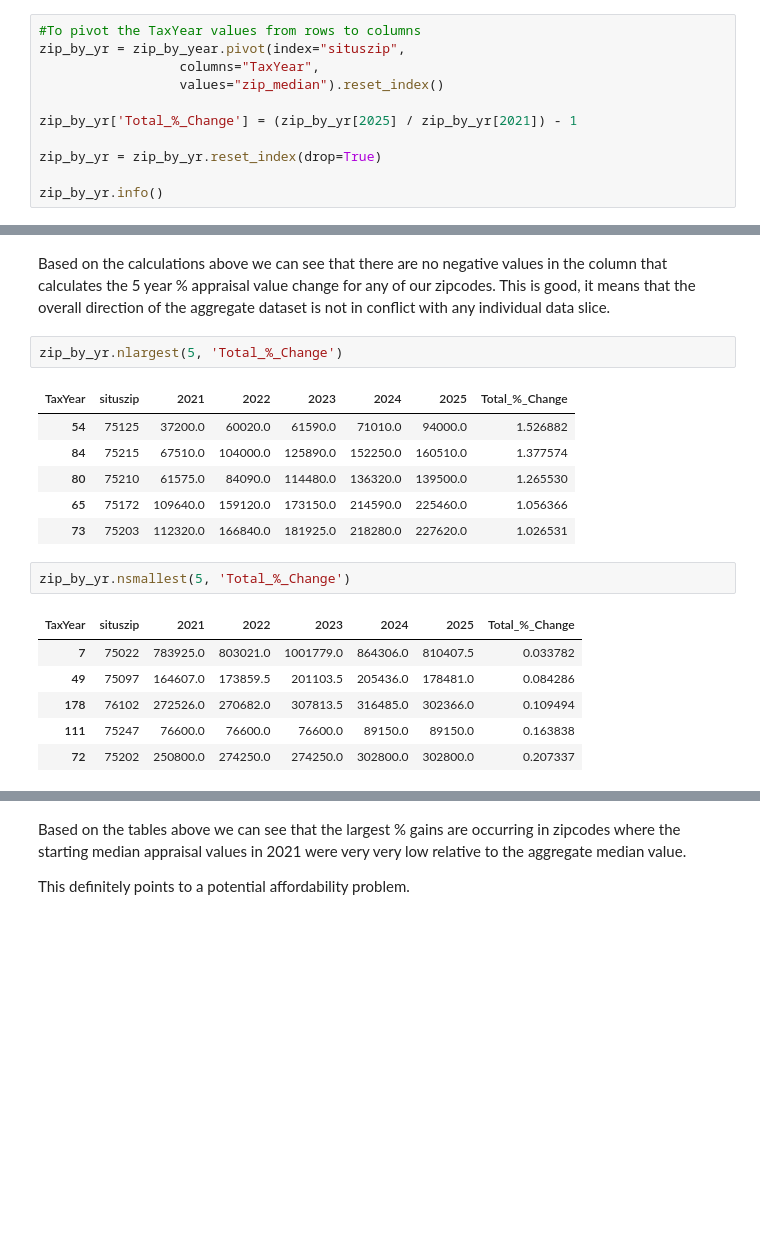
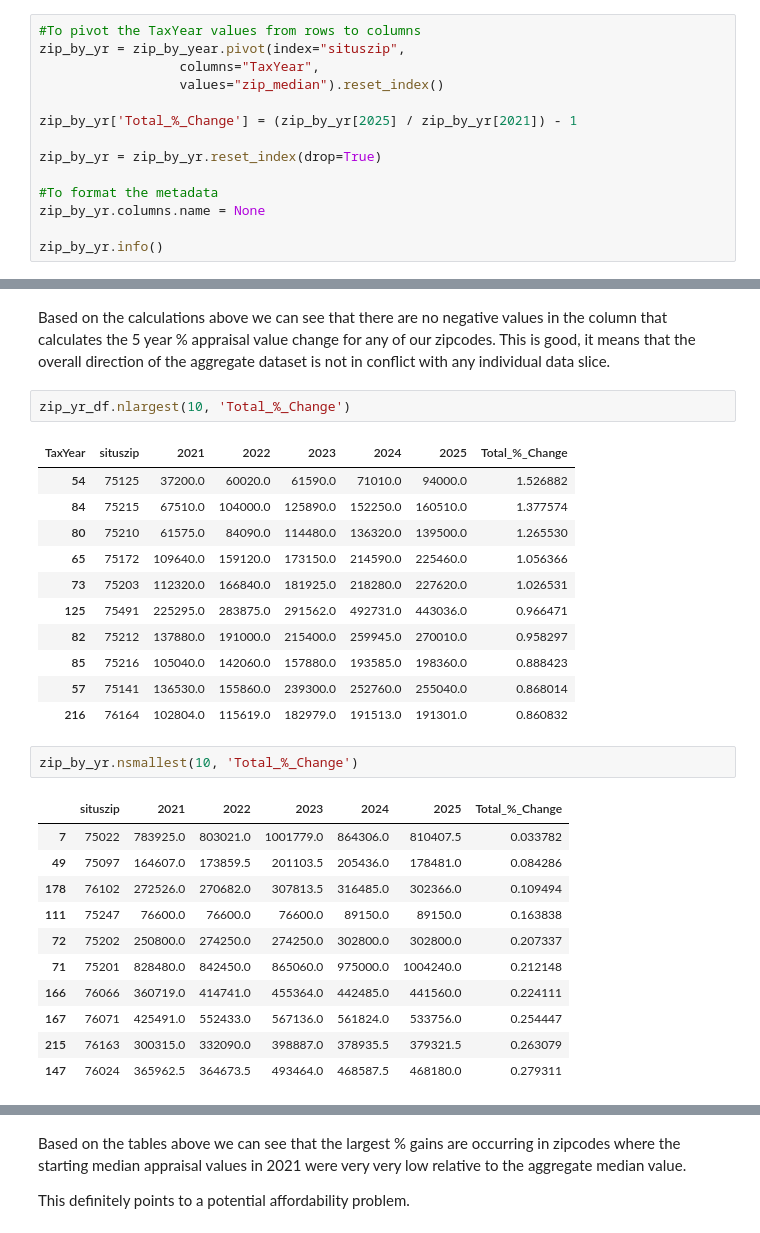
Before and after one commit to d-monkey-CG/DFW-Residential-Housing-Price-Predictor, a Jupyter notebook: DFW_Home_Price_EDA.ipynb, the cells around one changed output, grey strips where cells are left out. Cells and saved outputs as stored; diff of their text form; blank space fills up the shorter version.

```diff
--- a/DFW_Home_Price_EDA.ipynb
+++ b/DFW_Home_Price_EDA.ipynb
@@ -204,6 +208,9 @@ zip_by_yr['Total_%_Change'] = (zip_by_yr[2025] / zip_by_yr[2021]) - 1
 
 zip_by_yr = zip_by_yr.reset_index(drop=True)
 
+#To format the metadata
+zip_by_yr.columns.name = None
+
 zip_by_yr.info()
 # %% [output]
 <class 'pandas.core.frame.DataFrame'>
@@ -254,7 +250,7 @@ dtype: int64
 # %% [markdown]
 Based on the calculations above we can see that there are no negative values in the column that calculates the 5 year % appraisal value change for any of our zipcodes. This is good, it means that the overall direction of the aggregate dataset is not in conflict with any individual data slice.
 # %%
-zip_by_yr.nlargest(5, 'Total_%_Change')
+zip_yr_df.nlargest(10, 'Total_%_Change')
 # %% [output]
 | TaxYear | situszip | 2021 | 2022 | 2023 | 2024 | 2025 | Total_%_Change |
 | 54 | 75125 | 37200.0 | 60020.0 | 61590.0 | 71010.0 | 94000.0 | 1.526882 |
@@ -262,12 +258,22 @@ zip_by_yr.nlargest(5, 'Total_%_Change')
 | 80 | 75210 | 61575.0 | 84090.0 | 114480.0 | 136320.0 | 139500.0 | 1.265530 |
 | 65 | 75172 | 109640.0 | 159120.0 | 173150.0 | 214590.0 | 225460.0 | 1.056366 |
 | 73 | 75203 | 112320.0 | 166840.0 | 181925.0 | 218280.0 | 227620.0 | 1.026531 |
+| 125 | 75491 | 225295.0 | 283875.0 | 291562.0 | 492731.0 | 443036.0 | 0.966471 |
+| 82 | 75212 | 137880.0 | 191000.0 | 215400.0 | 259945.0 | 270010.0 | 0.958297 |
+| 85 | 75216 | 105040.0 | 142060.0 | 157880.0 | 193585.0 | 198360.0 | 0.888423 |
+| 57 | 75141 | 136530.0 | 155860.0 | 239300.0 | 252760.0 | 255040.0 | 0.868014 |
+| 216 | 76164 | 102804.0 | 115619.0 | 182979.0 | 191513.0 | 191301.0 | 0.860832 |
 # %%
-zip_by_yr.nsmallest(5, 'Total_%_Change')
+zip_by_yr.nsmallest(10, 'Total_%_Change')
 # %% [output]
-| TaxYear | situszip | 2021 | 2022 | 2023 | 2024 | 2025 | Total_%_Change |
+|  | situszip | 2021 | 2022 | 2023 | 2024 | 2025 | Total_%_Change |
 | 7 | 75022 | 783925.0 | 803021.0 | 1001779.0 | 864306.0 | 810407.5 | 0.033782 |
 | 49 | 75097 | 164607.0 | 173859.5 | 201103.5 | 205436.0 | 178481.0 | 0.084286 |
 | 178 | 76102 | 272526.0 | 270682.0 | 307813.5 | 316485.0 | 302366.0 | 0.109494 |
 | 111 | 75247 | 76600.0 | 76600.0 | 76600.0 | 89150.0 | 89150.0 | 0.163838 |
 | 72 | 75202 | 250800.0 | 274250.0 | 274250.0 | 302800.0 | 302800.0 | 0.207337 |
+| 71 | 75201 | 828480.0 | 842450.0 | 865060.0 | 975000.0 | 1004240.0 | 0.212148 |
+| 166 | 76066 | 360719.0 | 414741.0 | 455364.0 | 442485.0 | 441560.0 | 0.224111 |
+| 167 | 76071 | 425491.0 | 552433.0 | 567136.0 | 561824.0 | 533756.0 | 0.254447 |
+| 215 | 76163 | 300315.0 | 332090.0 | 398887.0 | 378935.5 | 379321.5 | 0.263079 |
+| 147 | 76024 | 365962.5 | 364673.5 | 493464.0 | 468587.5 | 468180.0 | 0.279311 |
```
Also changed, not shown: parts of 6 cells of this notebook.
